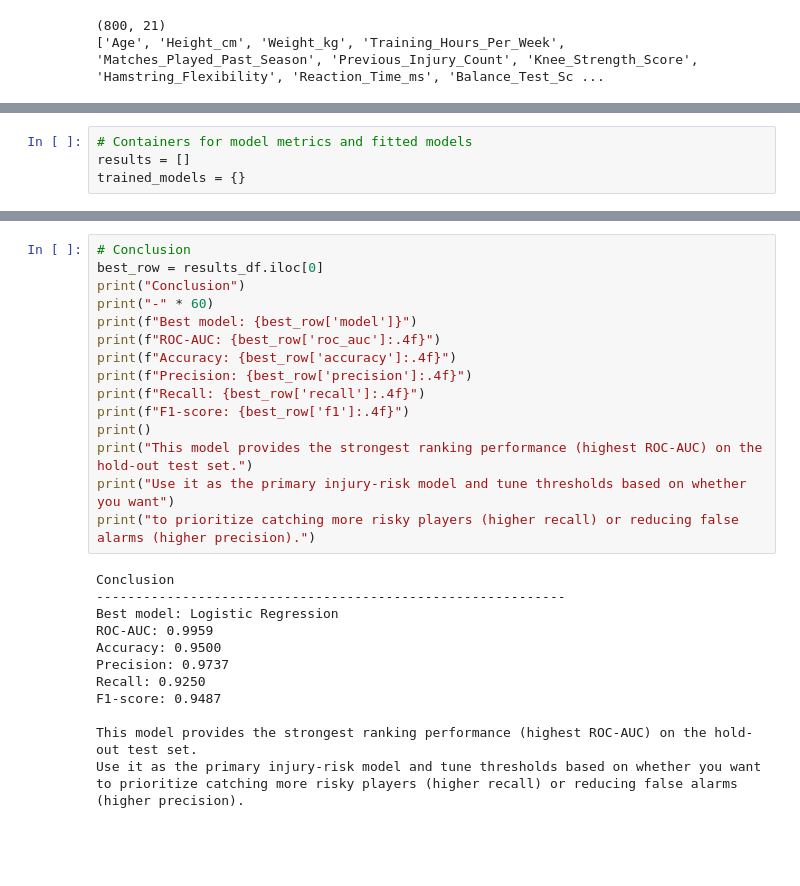
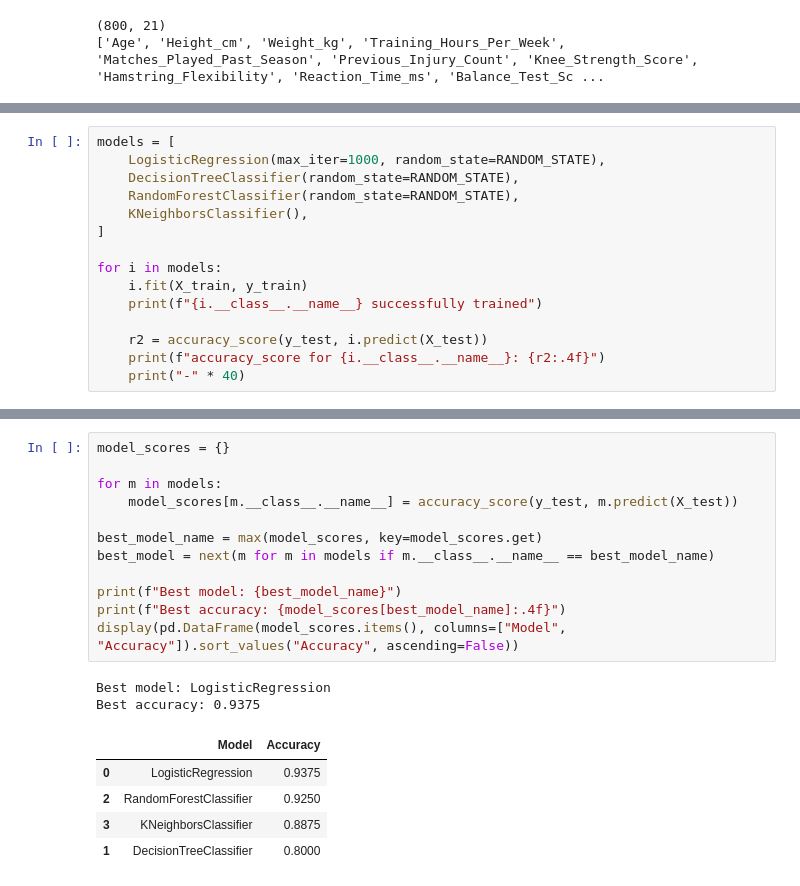
Before and after one commit to yaeby/football-injury-prediction, a Jupyter notebook: sample.ipynb, the cells around one changed output, grey strips where cells are left out. Cells and saved outputs as stored; diff of their text form; blank space fills up the shorter version.

```diff
--- a/sample.ipynb
+++ b/sample.ipynb
@@ -263,4 +258,15 @@ Target distribution (train):
 # %%
-# Containers for model metrics and fitted models
-results = []
-trained_models = {}
+models = [
+    LogisticRegression(max_iter=1000, random_state=RANDOM_STATE),
+    DecisionTreeClassifier(random_state=RANDOM_STATE),
+    RandomForestClassifier(random_state=RANDOM_STATE),
+    KNeighborsClassifier(),
+]
+
+for i in models:
+    i.fit(X_train, y_train)
+    print(f"{i.__class__.__name__} successfully trained")
+
+    r2 = accuracy_score(y_test, i.predict(X_test))
+    print(f"accuracy_score for {i.__class__.__name__}: {r2:.4f}")
+    print("-" * 40)
@@ -420,28 +286,20 @@ plt.show()
-# %%
-# Conclusion
-best_row = results_df.iloc[0]
-print("Conclusion")
-print("-" * 60)
-print(f"Best model: {best_row['model']}")
-print(f"ROC-AUC: {best_row['roc_auc']:.4f}")
-print(f"Accuracy: {best_row['accuracy']:.4f}")
-print(f"Precision: {best_row['precision']:.4f}")
-print(f"Recall: {best_row['recall']:.4f}")
-print(f"F1-score: {best_row['f1']:.4f}")
-print()
-print("This model provides the strongest ranking performance (highest ROC-AUC) on the hold-out test set.")
-print("Use it as the primary injury-risk model and tune thresholds based on whether you want")
-print("to prioritize catching more risky players (higher recall) or reducing false alarms (higher precision).")
-# %% [output]
-Conclusion
-------------------------------------------------------------
-Best model: Logistic Regression
-ROC-AUC: 0.9959
-Accuracy: 0.9500
-Precision: 0.9737
-Recall: 0.9250
-F1-score: 0.9487
-
-This model provides the strongest ranking performance (highest ROC-AUC) on the hold-out test set.
-Use it as the primary injury-risk model and tune thresholds based on whether you want
-to prioritize catching more risky players (higher recall) or reducing false alarms (higher precision).
+# %%
+model_scores = {}
+
+for m in models:
+    model_scores[m.__class__.__name__] = accuracy_score(y_test, m.predict(X_test))
+
+best_model_name = max(model_scores, key=model_scores.get)
+best_model = next(m for m in models if m.__class__.__name__ == best_model_name)
+
+print(f"Best model: {best_model_name}")
+print(f"Best accuracy: {model_scores[best_model_name]:.4f}")
+display(pd.DataFrame(model_scores.items(), columns=["Model", "Accuracy"]).sort_values("Accuracy", ascending=False))
+# %% [output]
+Best model: LogisticRegression
+Best accuracy: 0.9375
+|  | Model | Accuracy |
+| 0 | LogisticRegression | 0.9375 |
+| 2 | RandomForestClassifier | 0.9250 |
+| 3 | KNeighborsClassifier | 0.8875 |
+| 1 | DecisionTreeClassifier | 0.8000 |
```
Also changed, not shown: parts of 12 cells of this notebook.
